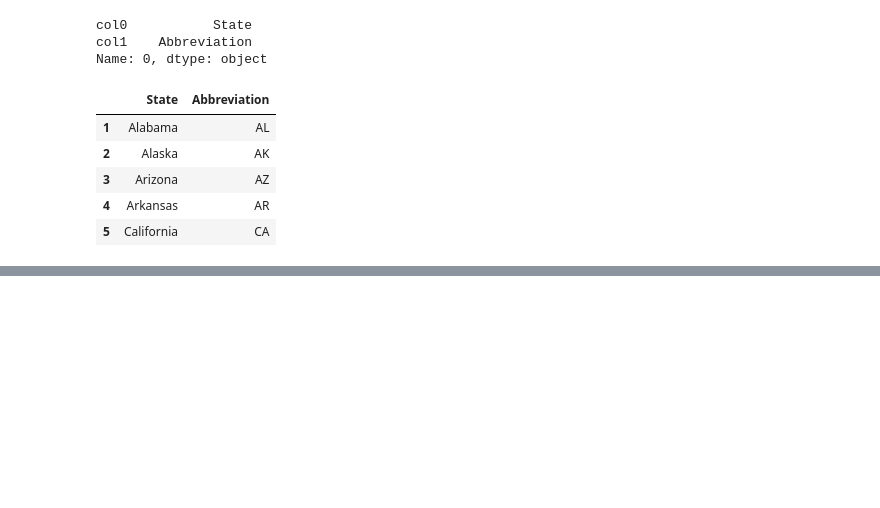
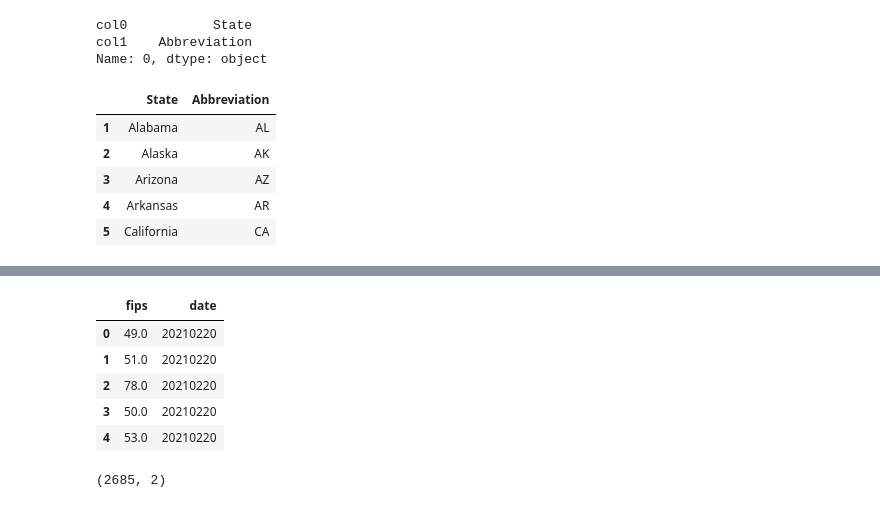
Before and after one commit to techiemas/covid-19aws, a Jupyter notebook: DE_project.ipynb, the cells around one changed output, grey strips where cells are left out. Cells and saved outputs as stored; diff of their text form; code cells hidden in the pictures; blank space fills up the shorter version.

```diff
--- a/DE_project.ipynb
+++ b/DE_project.ipynb
@@ -315,0 +378,13 @@ static_datasets_state_abv.head()
+# %%
+dimDate.head()
+# %% [output]
+|  | fips | date |
+| 0 | 49.0 | 20210220 |
+| 1 | 51.0 | 20210220 |
+| 2 | 78.0 | 20210220 |
+| 3 | 50.0 | 20210220 |
+| 4 | 53.0 | 20210220 |
+# %%
+dimDate.shape
+# %% [output]
+(2685, 2)
```
Also changed, not shown: parts of 10 cells of this notebook, 1 other file.
